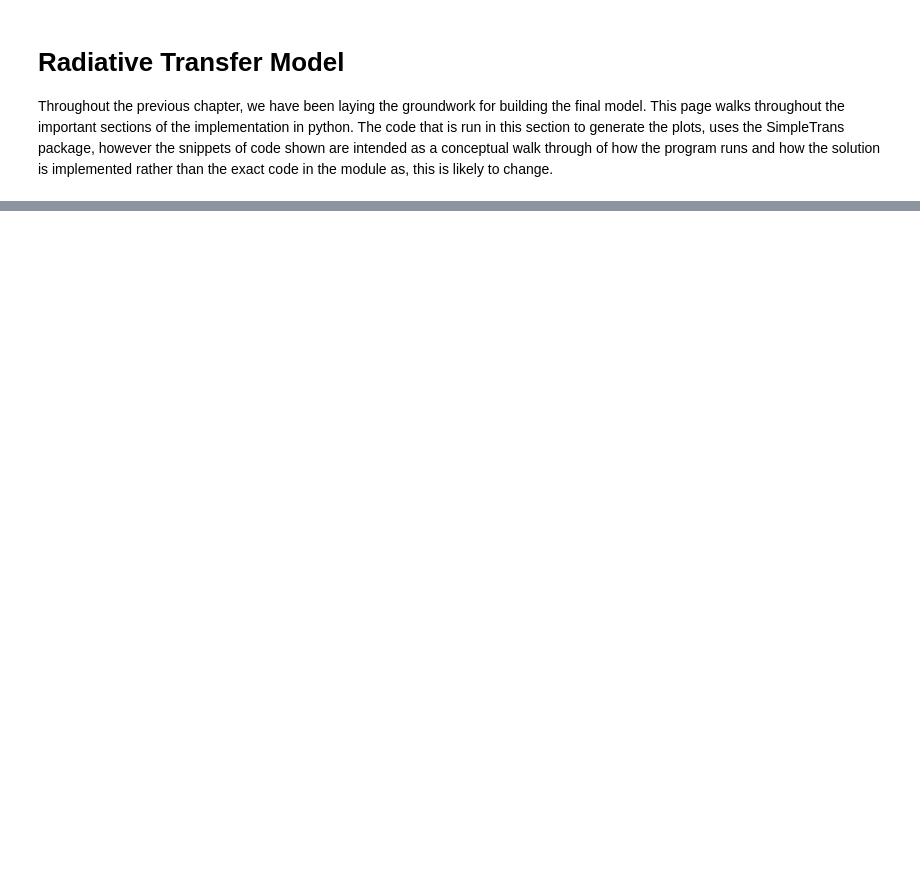
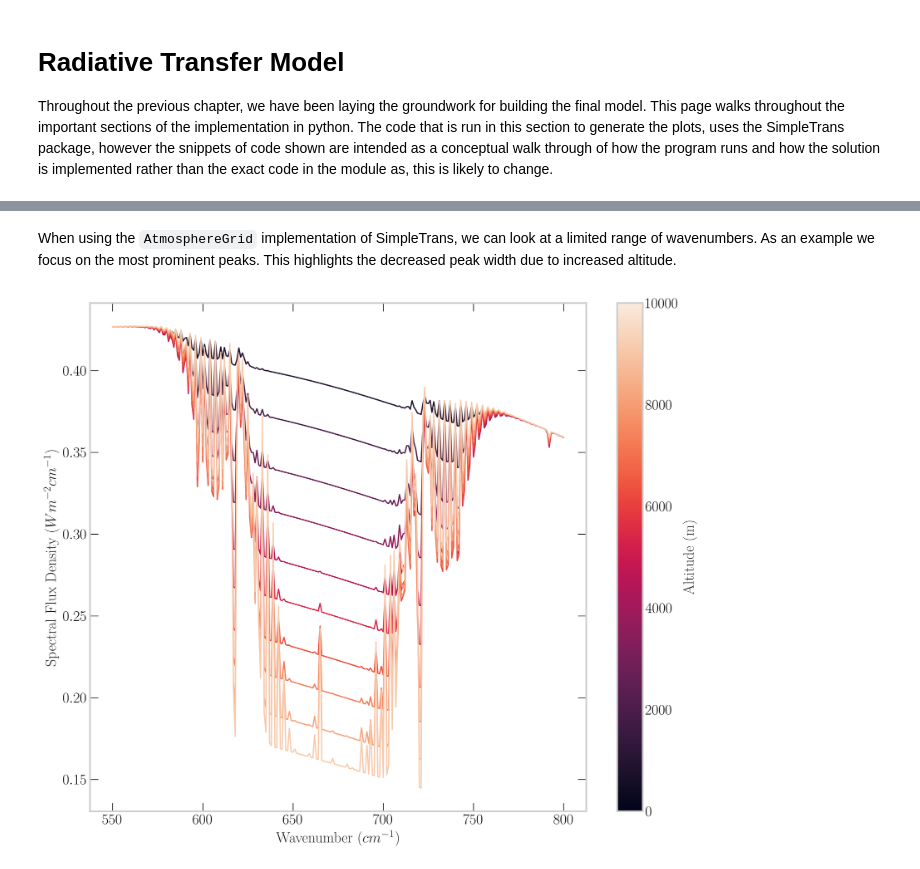
Before and after one commit to seancraven/CDS_book, a Jupyter notebook: _sources/Chapter_2/atmosphere_model.ipynb, the cells around one changed output, grey strips where cells are left out. Saved outputs shown, nothing was run; the diff lists cells and outputs as text; code cells hidden in the pictures; blank space fills up the shorter version.

```diff
--- a/_sources/Chapter_2/atmosphere_model.ipynb
+++ b/_sources/Chapter_2/atmosphere_model.ipynb
@@ -76,21 +80,21 @@ cb_2.set_label("Altitude (m)")
+# %% [markdown]
+When using the `AtmosphereGrid` implementation of SimpleTrans, we can look at a limited range of wavenumbers. As an example we focus on the most prominent peaks. This highlights the decreased peak width due to increased altitude.
 # %%
-## Full Atmosphere Model
-
+# Using SimpleTrans on a smaller wavenumber range.
+atm_grid = AtmosphereGrid((0,10000), (550, 800), "CO2")
+atm_flux = atm_grid.flux_up()
+# Plotting
 fig, ax = plt.subplots( figsize=(12,10))
 sm = plt.cm.ScalarMappable(
     cmap="rocket", norm=plt.Normalize(vmin=0, vmax=10000)
 )
-ax[0].set_prop_cycle(color=sns.color_palette("rocket", 10))
-atm_grid = AtmosphereGrid((0,10000), (200, 2000), "H2O", "C)
-water_atm_flux = water_grid.flux_up()
-co2_atm_flux = co2_grid.flux_up()
+ax.set_prop_cycle(color=sns.color_palette("rocket", 10))
+ax.plot(atm_grid.wave_no_bins, atm_flux)
+ax.set_xlabel("Wavenumber $(cm^{-1})$")
+ax.set_ylabel("Spectral Flux Density $(Wm^{-2} cm^{-1})$")
 
-ax[0].plot(co2_grid.wave_no_bins, co2_atm_flux)
-ax[1].plot(water_grid.wave_no_bins, water_atm_flux)
-for axs in ax: axs.set_xlabel("Wavenumber $(cm^{-1})$")
-for axs in ax: axs.set_ylabel("Spectral Flux Density $(Wm^{-2} cm^{-1})$")
-
-cb_1 = fig.colorbar(sm, ax=ax[0])
-cb_2 = fig.colorbar(sm, ax=ax[1])
+cb_2 = fig.colorbar(sm, ax=ax)
 cb_1.set_label("Altitude (m)")
 cb_2.set_label("Altitude (m)")
+# %% [output]
+[figure, added]
```
Also changed, not shown: parts of 4 cells of this notebook, 27 other files.
